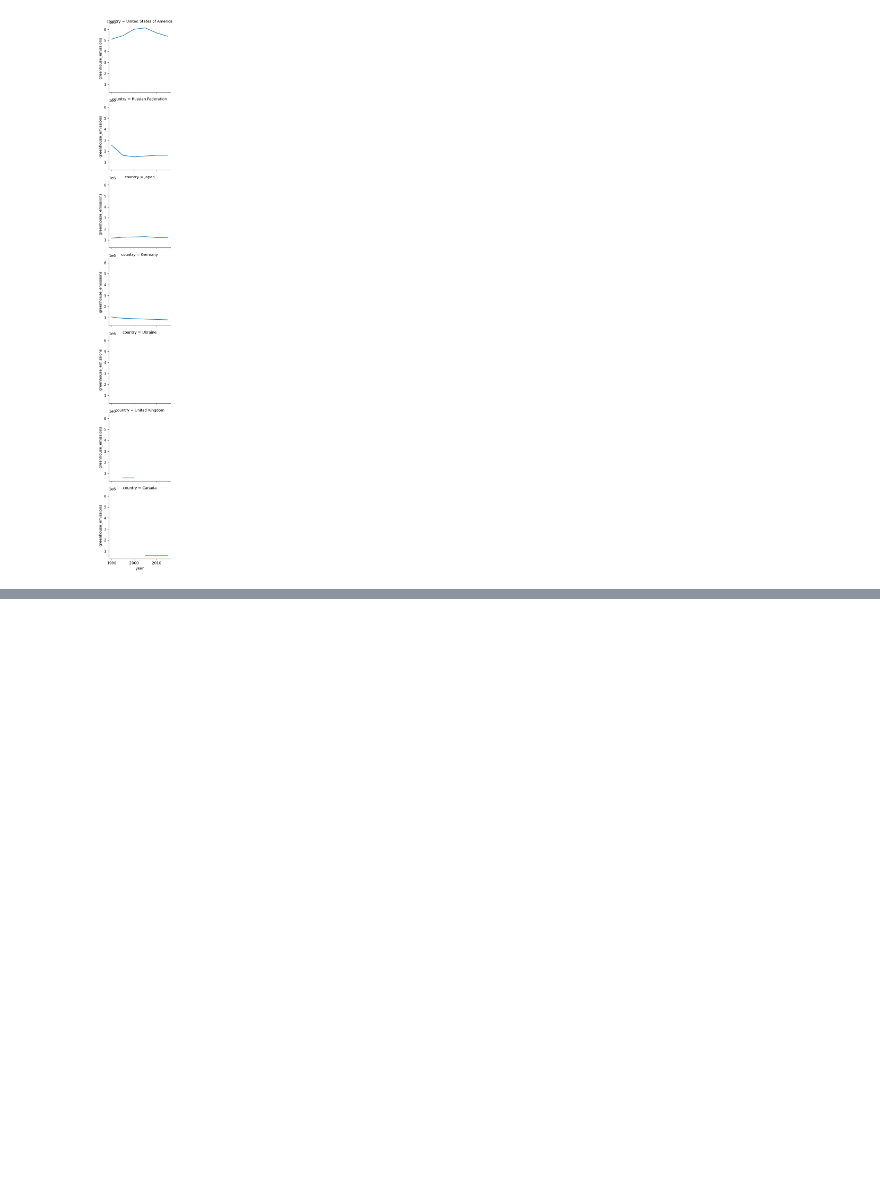
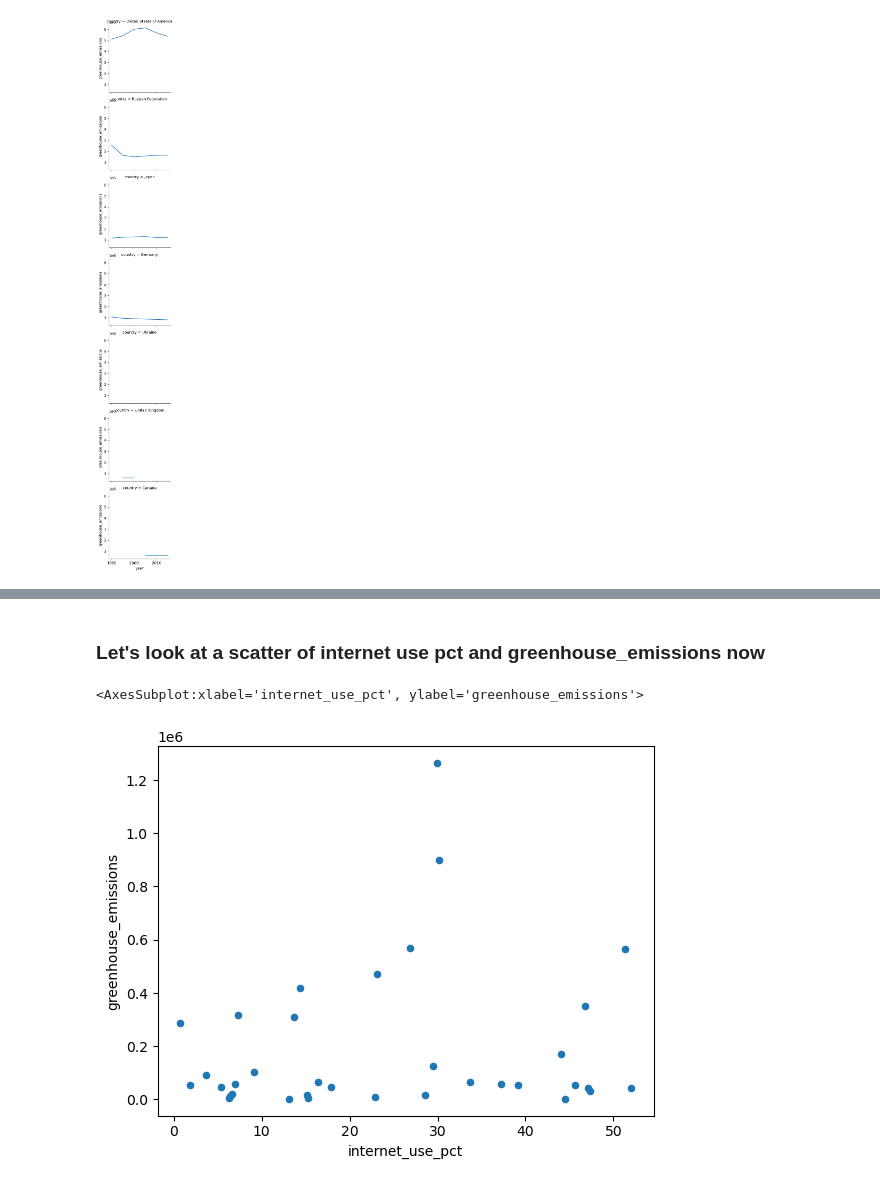
Before and after one commit to NSS-Full-Time-Data-Analytics-8/un_project-theo-carr, a Jupyter notebook: bonus_workbook.ipynb, the cells around one changed output, grey strips where cells are left out. Drawn from its saved outputs; the diff is of its cells as text; code cells hidden in the pictures; blank space fills up the shorter version.

```diff
--- a/bonus_workbook.ipynb
+++ b/bonus_workbook.ipynb
@@ -220,0 +259,7 @@ rolling_emissions_map = rolling_emissions_facet.map(sns.lineplot, 'year', 'green
+# %% [markdown]
+### Let's look at  a scatter of internet use pct and greenhouse_emissions now
+# %%
+cs_2000.plot.scatter('internet_use_pct', 'greenhouse_emissions')
+# %% [output]
+<AxesSubplot:xlabel='internet_use_pct', ylabel='greenhouse_emissions'>
+[figure, added]
```
Also changed, not shown: parts of 16 cells of this notebook.
